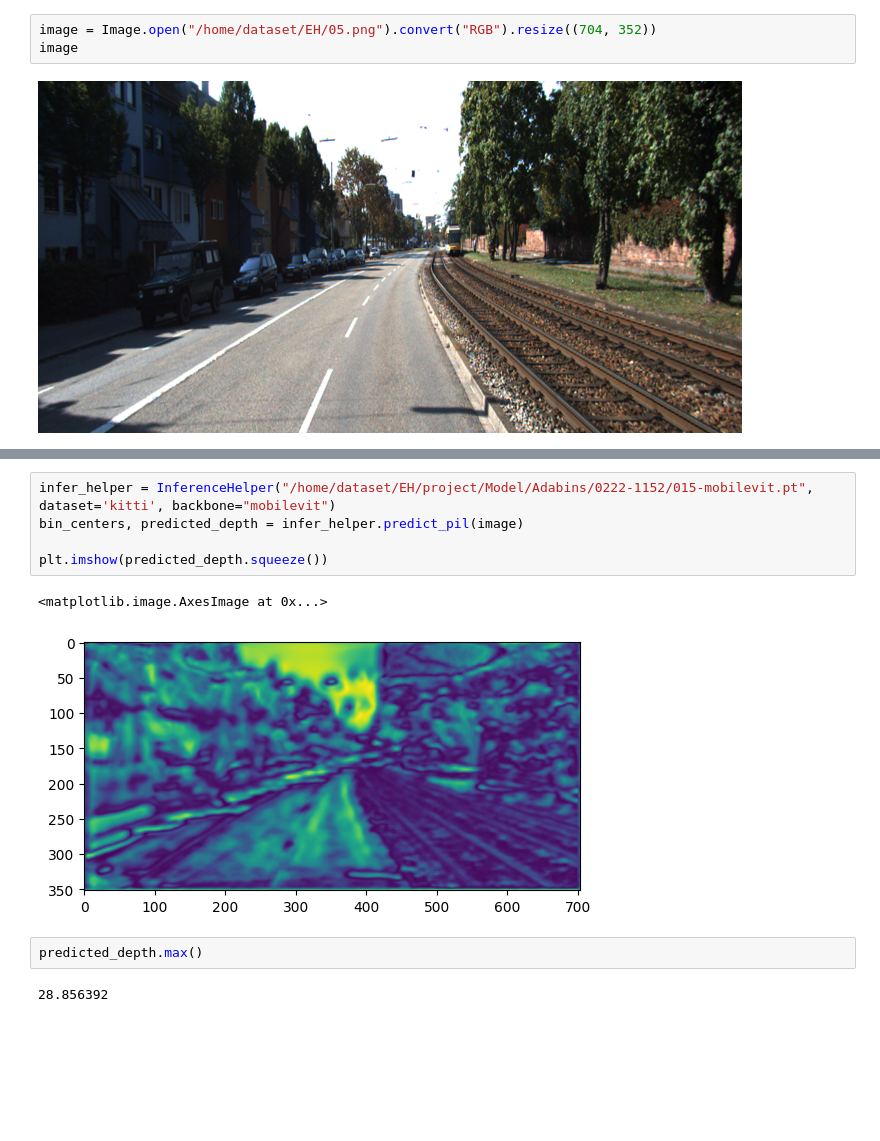
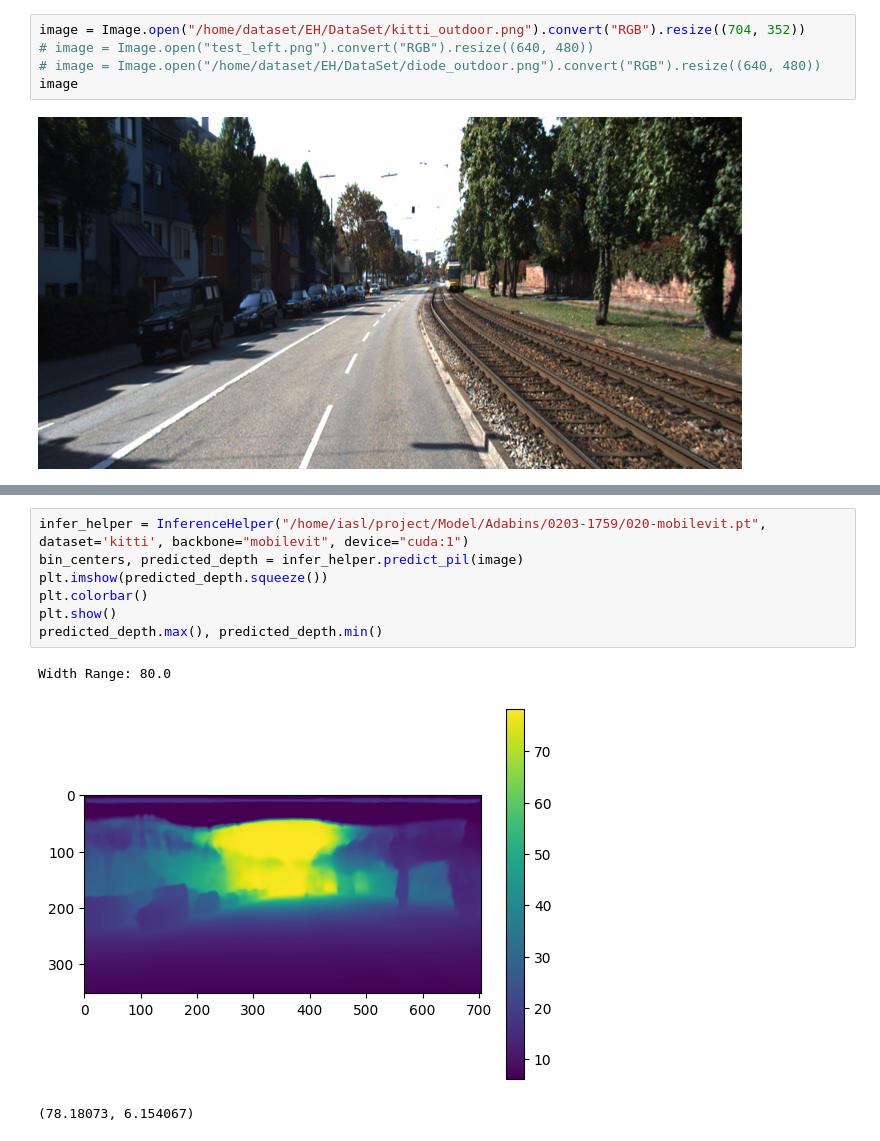
Before and after one commit to hukuhaka/Adabins_someadd, a Jupyter notebook: Model_test.ipynb, the cells around one changed output, grey strips where cells are left out. Saved outputs shown, nothing was run; the diff lists cells and outputs as text; blank space fills up the shorter version.

```diff
--- a/Model_test.ipynb
+++ b/Model_test.ipynb
@@ -13,7 +16,9 @@ import numpy as np
 
 from infer import *
 # %%
-image = Image.open("/home/dataset/EH/05.png").convert("RGB").resize((704, 352))
+image = Image.open("/home/dataset/EH/DataSet/kitti_outdoor.png").convert("RGB").resize((704, 352))
+# image = Image.open("test_left.png").convert("RGB").resize((640, 480))
+# image = Image.open("/home/dataset/EH/DataSet/diode_outdoor.png").convert("RGB").resize((640, 480))
 image
 # %% [output]
 [figure]
@@ -20,13 +36,12 @@ image
 # %%
-infer_helper = InferenceHelper("/home/dataset/EH/project/Model/Adabins/0222-1152/015-mobilevit.pt", dataset='kitti', backbone="mobilevit")
+infer_helper = InferenceHelper("/home/iasl/project/Model/Adabins/0203-1759/020-mobilevit.pt", dataset='kitti', backbone="mobilevit", device="cuda:1")
 bin_centers, predicted_depth = infer_helper.predict_pil(image)
-
 plt.imshow(predicted_depth.squeeze())
+plt.colorbar()
+plt.show()
+predicted_depth.max(), predicted_depth.min()
 # %% [output]
-<matplotlib.image.AxesImage at 0x...>
+Width Range: 80.0
-[figure, old version]
+[figure, new version]
+(78.18073, 6.154067)
-# %%
-predicted_depth.max()
-# %% [output]
-28.856392
 # %%
```
Also changed, not shown: parts of 3 cells of this notebook, 35 other files.
